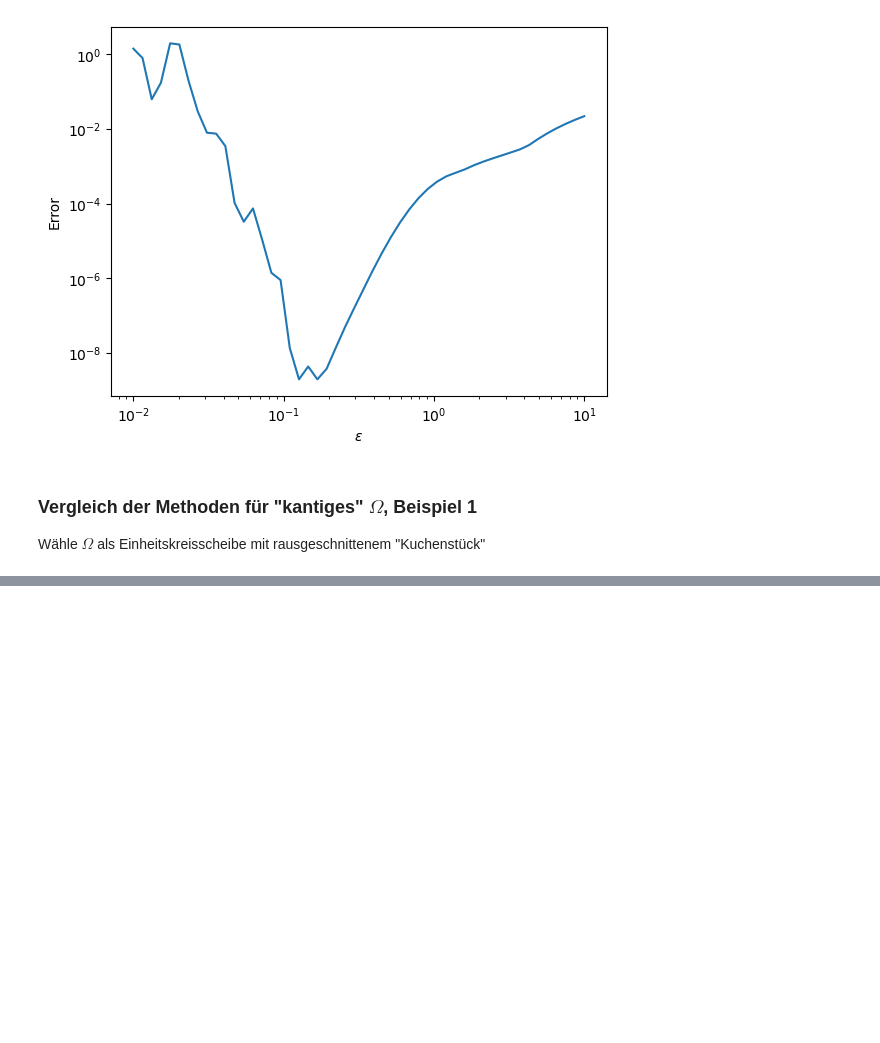
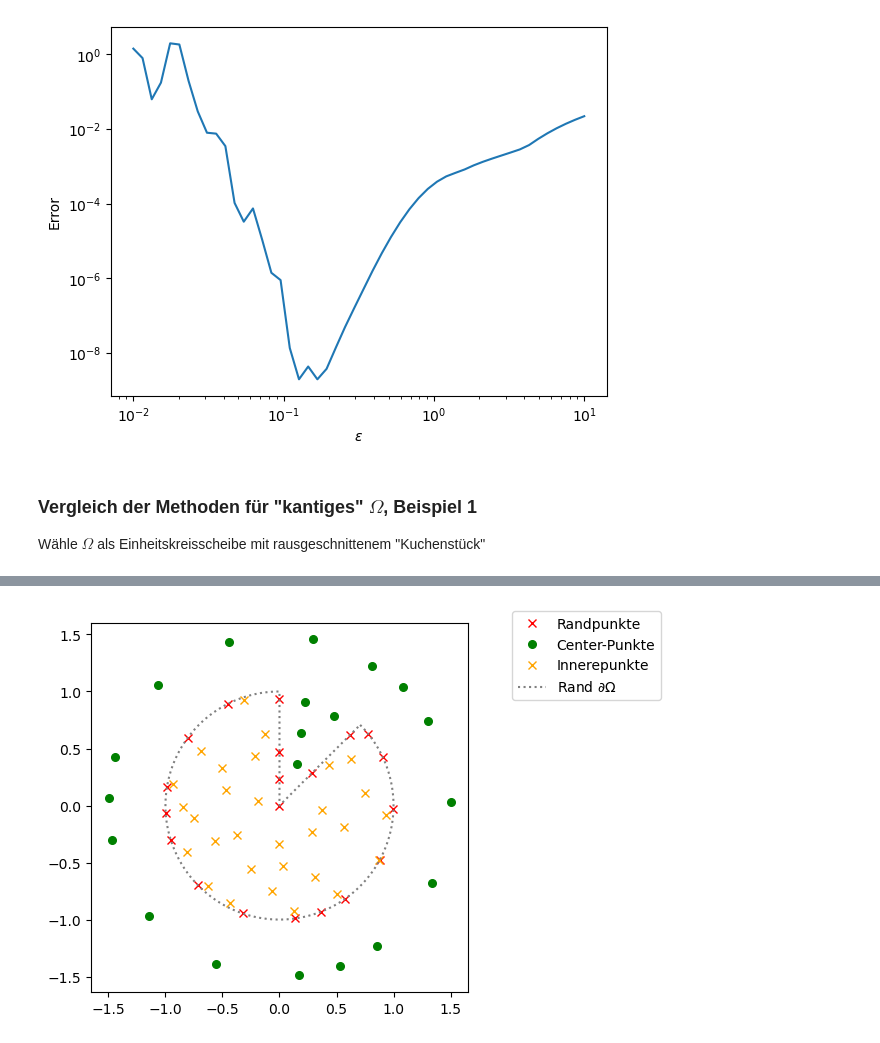
Before and after one commit to maggi0805/MML, a Jupyter notebook: mml.ipynb, the cells around one changed output, grey strips where cells are left out. Drawn from its saved outputs; the diff is of its cells as text; code cells hidden in the pictures; blank space fills up the shorter version.

```diff
--- a/mml.ipynb
+++ b/mml.ipynb
@@ -529,0 +476,85 @@ plt.show();
+# %%
+rng_bdy = qmc.Halton(d=1, scramble = False) # Pseudo-Zufallsgenerator für eine Dimension (Winkel)
+theta_bdy = rng_bdy.random(n = 20) * (7/4 * np.pi + 2) # Erzeuge 20 Zufallszahlen und skaliere von [0, 1] auf [0, 2 * Pi]
+
+# Mit diesen Zufallszahlen erzeuge Punkte auf Einheitskreis
+
+bdyd2_x = []
+bdyd2_y = []
+
+for t in theta_bdy:
+    if t < 1:
+        bdyd2_x.append(0)
+        bdyd2_y.append(t[0])
+    elif t < 2:
+        bdyd2_x.append((t[0] - 1) * np.sin(1/4 * np.pi))
+        bdyd2_y.append((t[0] - 1) * np.cos(1/4 * np.pi))
+    else:
+        bdyd2_x.append(np.sin(t[0] - 2 + 1/4 * np.pi))
+        bdyd2_y.append(np.cos(t[0] - 2 + 1/4 * np.pi))
+
+bdyd2 = np.array([np.array(bdyd2_x), np.array(bdyd2_y)]).T
+
+rng_cnt = qmc.Halton(d=1, scramble = False) # Pseudo-Zufallsgenerator für eine Dimension (Winkel)
+theta_cnt = rng_cnt.random(n = 20) * (15/8 * np.pi + 2) # Erzeuge 20 Zufallszahlen und skaliere von [0, 1] auf [0, 2 * Pi]
+
+cntd2_x = []
+cntd2_y = []
+
+x_s = 0.15
+y_s = np.cos(np.pi / 8) / np.sin(np.pi / 8) * x_s
+
+a_1 = 1.5 * np.cos(1/16 * np.pi) - y_s
+a_2 = 1.5 * np.cos(3/16 * np.pi) - y_s
+c_1 = 1.5 * np.sin(1/16 * np.pi) - x_s
+c_2 = 1.5 * np.sin(3/16 * np.pi) - x_s
+
+for t in theta_cnt:
+    if t < 1:
+        cntd2_x.append(t[0] * c_1 + x_s)
+        cntd2_y.append(t[0] * a_1 + y_s)
+    elif t < 2:
+        cntd2_x.append((t[0] - 1) * c_2 + x_s)
+        cntd2_y.append((t[0] - 1) * a_2 + y_s)
+    else:
+        cntd2_x.append(1.5 * np.sin(t[0] - 2 + 3/16 * np.pi))
+        cntd2_y.append(1.5 * np.cos(t[0] - 2 + 3/16 * np.pi))
+
+cntd2 = np.array([np.array(cntd2_x), np.array(cntd2_y)]).T
+
+# Pseudo-Zufallsgenerator für zwei Dimension (x, y)
+rng_int = qmc.Halton(d=2, scramble = False)
+
+def theta(x, y):
+    out = np.arccos(x / np.sqrt(x ** 2 + y ** 2))
+    if y < 0:
+        out *= -1
+    return out
+
+intd2 = [] # Array das am Ende die 30 Innerenpunkt (x, y) enthalten soll
+
+# Erzeuge "Monte-Carlo mäßig" 30 Punkte
+while len(intd2) < 30:
+    intd_ = rng_int.random(n = 30 - len(intd2)) * 2 - 1 # Erzeuge 30 - (Anzahl bereits erzeugter Werte) Zufallszahlen (x, y) auf [-1, 1]
+    ind = []
+    for i, x in enumerate(intd_): # Loop über alle erzeugten Zufallszahlen
+        if np.linalg.norm(x) >= 1: # Wenn Norm der Zufallszahl >= 1 (i.e. Punkt liegt nicht in Einheitsscheibe), merke Index zum löschen
+            ind.append(i)
+        elif theta(x[0], x[1]) < 1/2 * np.pi and theta(x[0], x[1]) > 1/4 * np.pi:
+            ind.append(i)
+    intd_ = np.delete(intd_, ind, axis = 0) # Lösche alle Punkte die außerhalb der Einheitsscheibe liegen aus Array
+    if len(intd2) == 0:
+        intd2 = intd_
+    else:
+        intd2 = np.append(intd2, intd_, axis = 0)
+
+#Plotten :)
+plt.plot(bdyd2_x, bdyd2_y, color = 'red', linestyle = 'None', markersize = 5.5, marker = 'x', label = 'Randpunkte');
+plt.plot(cntd2_x, cntd2_y, color = 'green', linestyle = 'None', markersize = 5.5, marker = 'o', label = 'Center-Punkte');
+plt.plot(intd2.T[0], intd2.T[1], color = 'orange', linestyle = 'None', markersize = 5.5, marker = 'x', label = 'Innerepunkte')
+plt.plot(bdy[0], bdy[1], color = 'gray', linestyle = 'dotted', label = 'Rand $\partial \Omega$');
+plt.gca().set_aspect('equal')
+plt.legend(bbox_to_anchor=(1.1, 1.05))
+plt.show();
+# %% [output]
+[figure, added]
```
Also changed, not shown: parts of 18 cells of this notebook, 1 other file.
